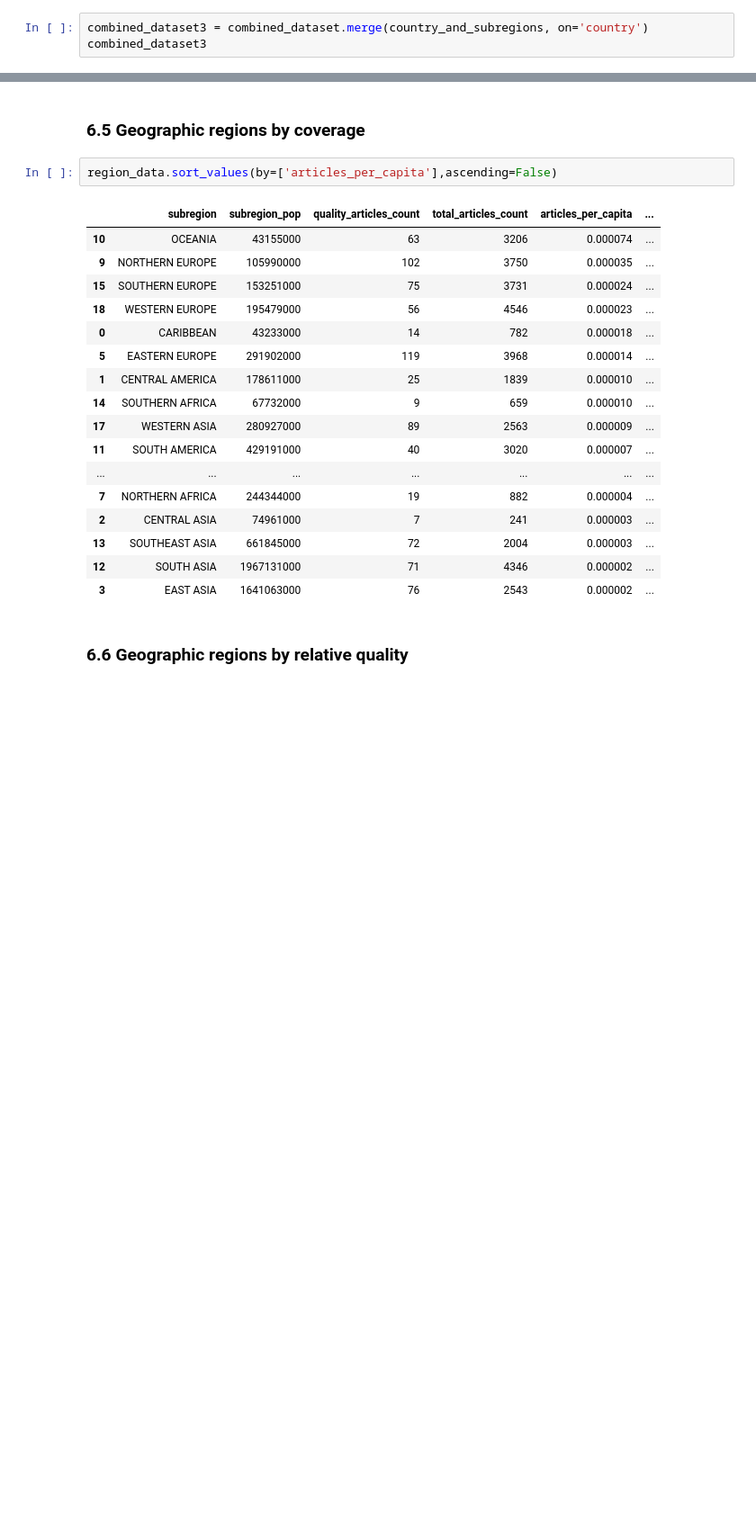
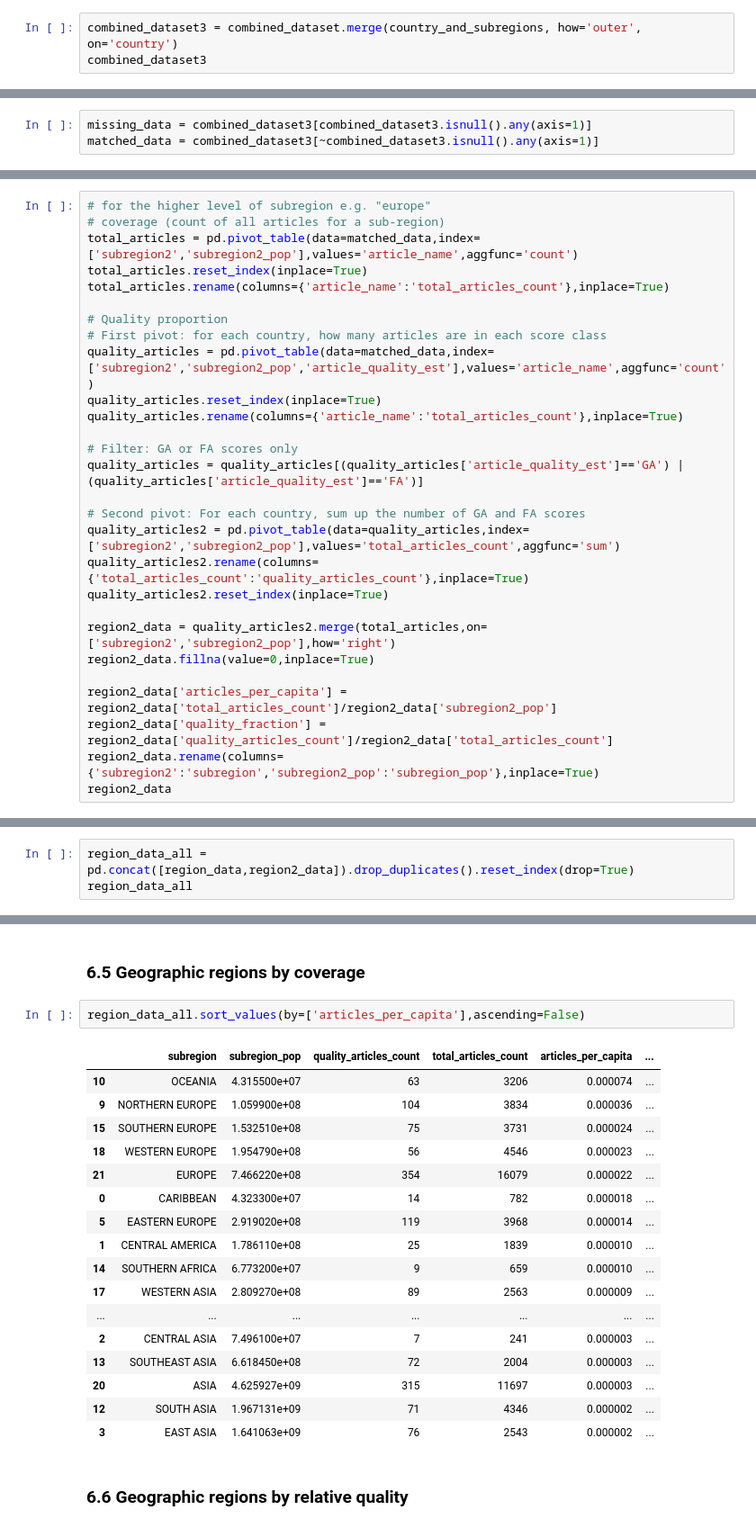
Before and after one commit to ppeng2/data-512-a2, a Jupyter notebook: hcds-a2-bias.ipynb, the cells around one changed output, grey strips where cells are left out. Shown at 90% size. Saved outputs shown, nothing was run; the diff lists cells and outputs as text; blank space fills up the shorter version.

Commit message:
adjusting subregional statistics

```diff
--- a/hcds-a2-bias.ipynb
+++ b/hcds-a2-bias.ipynb
@@ -286,5 +280,5 @@ Having done that, we'll do the inner join again.
 # %%
-combined_dataset3 = combined_dataset.merge(country_and_subregions, on='country')
+combined_dataset3 = combined_dataset.merge(country_and_subregions, how='outer', on='country')
 combined_dataset3
 # %% [output]
 |  | page | country | rev_id | score | country_pop | subregion | subregion_pop | subregion2 | subregion2_pop |
@@ -317,0 +304,3 @@ print(len(no_match2))
+# %%
+missing_data = combined_dataset3[combined_dataset3.isnull().any(axis=1)]
+matched_data = combined_dataset3[~combined_dataset3.isnull().any(axis=1)]
@@ -412,0 +439,28 @@ region_data
+# %%
+# for the higher level of subregion e.g. "europe"
+# coverage (count of all articles for a sub-region)
+total_articles = pd.pivot_table(data=matched_data,index=['subregion2','subregion2_pop'],values='article_name',aggfunc='count')
+total_articles.reset_index(inplace=True)
+total_articles.rename(columns={'article_name':'total_articles_count'},inplace=True)
+
+# Quality proportion
+# First pivot: for each country, how many articles are in each score class
+quality_articles = pd.pivot_table(data=matched_data,index=['subregion2','subregion2_pop','article_quality_est'],values='article_name',aggfunc='count')
+quality_articles.reset_index(inplace=True)
+quality_articles.rename(columns={'article_name':'total_articles_count'},inplace=True)
+
+# Filter: GA or FA scores only
+quality_articles = quality_articles[(quality_articles['article_quality_est']=='GA') | (quality_articles['article_quality_est']=='FA')]
+
+# Second pivot: For each country, sum up the number of GA and FA scores
+quality_articles2 = pd.pivot_table(data=quality_articles,index=['subregion2','subregion2_pop'],values='total_articles_count',aggfunc='sum')
+quality_articles2.rename(columns={'total_articles_count':'quality_articles_count'},inplace=True)
+quality_articles2.reset_index(inplace=True)
+
+region2_data = quality_articles2.merge(total_articles,on=['subregion2','subregion2_pop'],how='right')
+region2_data.fillna(value=0,inplace=True)
+
+region2_data['articles_per_capita'] = region2_data['total_articles_count']/region2_data['subregion2_pop']
+region2_data['quality_fraction'] = region2_data['quality_articles_count']/region2_data['total_articles_count']
+region2_data.rename(columns={'subregion2':'subregion','subregion2_pop':'subregion_pop'},inplace=True)
+region2_data
@@ -412,0 +477,3 @@ region_data
+# %%
+region_data_all = pd.concat([region_data,region2_data]).drop_duplicates().reset_index(drop=True)
+region_data_all
@@ -481,25 +566,25 @@ Note that these are just the first 10 entries in an alphabetized list of all cou
 # %% [markdown]
 ### 6.5 Geographic regions by coverage
 # %%
-region_data.sort_values(by=['articles_per_capita'],ascending=False)
+region_data_all.sort_values(by=['articles_per_capita'],ascending=False)
 # %% [output]
 |  | subregion | subregion_pop | quality_articles_count | total_articles_count | articles_per_capita | ... |
-| 10 | OCEANIA | 43155000 | 63 | 3206 | 0.000074 | ... |
-| 9 | NORTHERN EUROPE | 105990000 | 102 | 3750 | 0.000035 | ... |
-| 15 | SOUTHERN EUROPE | 153251000 | 75 | 3731 | 0.000024 | ... |
-| 18 | WESTERN EUROPE | 195479000 | 56 | 4546 | 0.000023 | ... |
-| 0 | CARIBBEAN | 43233000 | 14 | 782 | 0.000018 | ... |
-| 5 | EASTERN EUROPE | 291902000 | 119 | 3968 | 0.000014 | ... |
-| 1 | CENTRAL AMERICA | 178611000 | 25 | 1839 | 0.000010 | ... |
-| 14 | SOUTHERN AFRICA | 67732000 | 9 | 659 | 0.000010 | ... |
-| 17 | WESTERN ASIA | 280927000 | 89 | 2563 | 0.000009 | ... |
-| 11 | SOUTH AMERICA | 429191000 | 40 | 3020 | 0.000007 | ... |
+| 10 | OCEANIA | 4.315500e+07 | 63 | 3206 | 0.000074 | ... |
+| 9 | NORTHERN EUROPE | 1.059900e+08 | 104 | 3834 | 0.000036 | ... |
+| 15 | SOUTHERN EUROPE | 1.532510e+08 | 75 | 3731 | 0.000024 | ... |
+| 18 | WESTERN EUROPE | 1.954790e+08 | 56 | 4546 | 0.000023 | ... |
+| 21 | EUROPE | 7.466220e+08 | 354 | 16079 | 0.000022 | ... |
+| 0 | CARIBBEAN | 4.323300e+07 | 14 | 782 | 0.000018 | ... |
+| 5 | EASTERN EUROPE | 2.919020e+08 | 119 | 3968 | 0.000014 | ... |
+| 1 | CENTRAL AMERICA | 1.786110e+08 | 25 | 1839 | 0.000010 | ... |
+| 14 | SOUTHERN AFRICA | 6.773200e+07 | 9 | 659 | 0.000010 | ... |
+| 17 | WESTERN ASIA | 2.809270e+08 | 89 | 2563 | 0.000009 | ... |
 | ... | ... | ... | ... | ... | ... | ... |
-| 7 | NORTHERN AFRICA | 244344000 | 19 | 882 | 0.000004 | ... |
-| 2 | CENTRAL ASIA | 74961000 | 7 | 241 | 0.000003 | ... |
-| 13 | SOUTHEAST ASIA | 661845000 | 72 | 2004 | 0.000003 | ... |
-| 12 | SOUTH ASIA | 1967131000 | 71 | 4346 | 0.000002 | ... |
-| 3 | EAST ASIA | 1641063000 | 76 | 2543 | 0.000002 | ... |
+| 2 | CENTRAL ASIA | 7.496100e+07 | 7 | 241 | 0.000003 | ... |
+| 13 | SOUTHEAST ASIA | 6.618450e+08 | 72 | 2004 | 0.000003 | ... |
+| 20 | ASIA | 4.625927e+09 | 315 | 11697 | 0.000003 | ... |
+| 12 | SOUTH ASIA | 1.967131e+09 | 71 | 4346 | 0.000002 | ... |
+| 3 | EAST ASIA | 1.641063e+09 | 76 | 2543 | 0.000002 | ... |
 # %% [markdown]
 ### 6.6 Geographic regions by relative quality
 # %%
```
Also changed, not shown: parts of 39 cells of this notebook, 2 other files.
